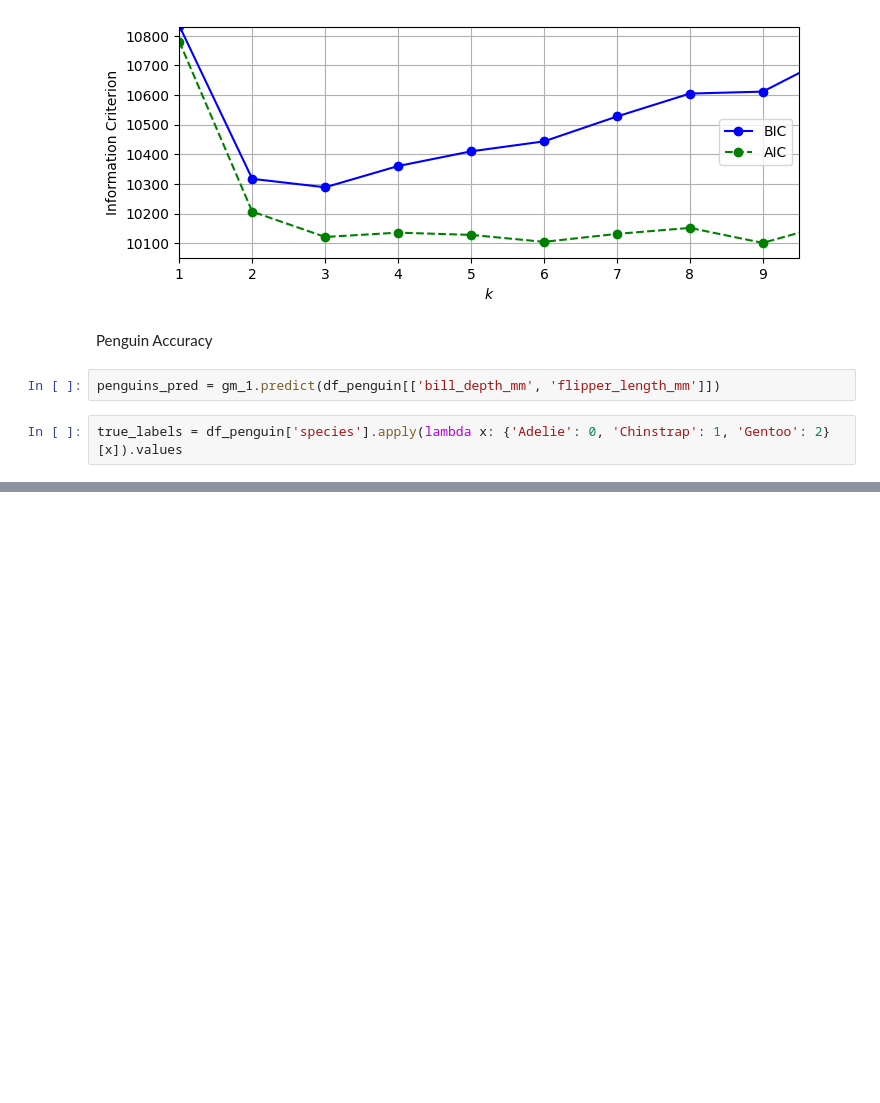
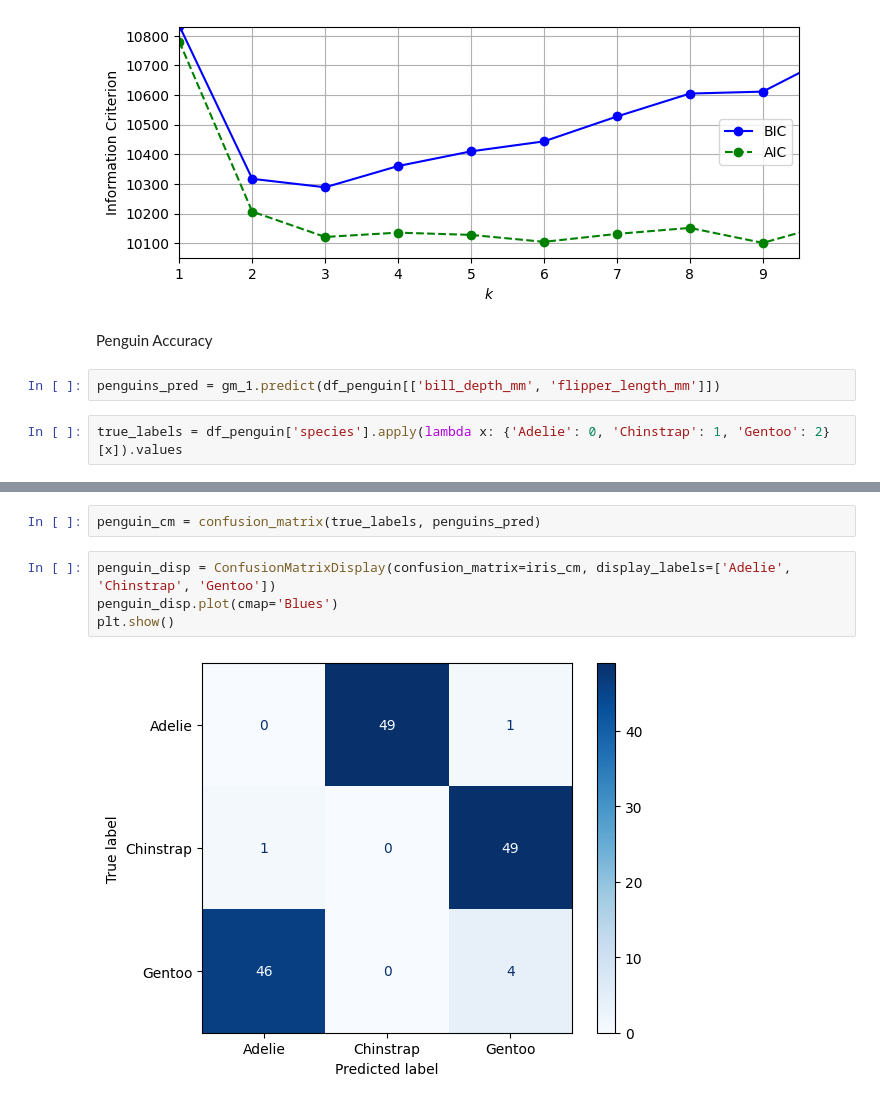
Before and after one commit to WilliamPoe/CSCI-290, a Jupyter notebook: notebooks/Gaussian_Mixtures.ipynb, the cells around one changed output, grey strips where cells are left out. Saved outputs shown, nothing was run; the diff lists cells and outputs as text; blank space fills up the shorter version.

```diff
--- a/notebooks/Gaussian_Mixtures.ipynb
+++ b/notebooks/Gaussian_Mixtures.ipynb
@@ -336,0 +344,8 @@ Accuracy: 0.25225225225225223
+# %%
+penguin_cm = confusion_matrix(true_labels, penguins_pred)
+# %%
+penguin_disp = ConfusionMatrixDisplay(confusion_matrix=iris_cm, display_labels=['Adelie', 'Chinstrap', 'Gentoo'])
+penguin_disp.plot(cmap='Blues')
+plt.show()
+# %% [output]
+[figure, added]
```
Also changed, not shown: parts of 15 cells of this notebook.
